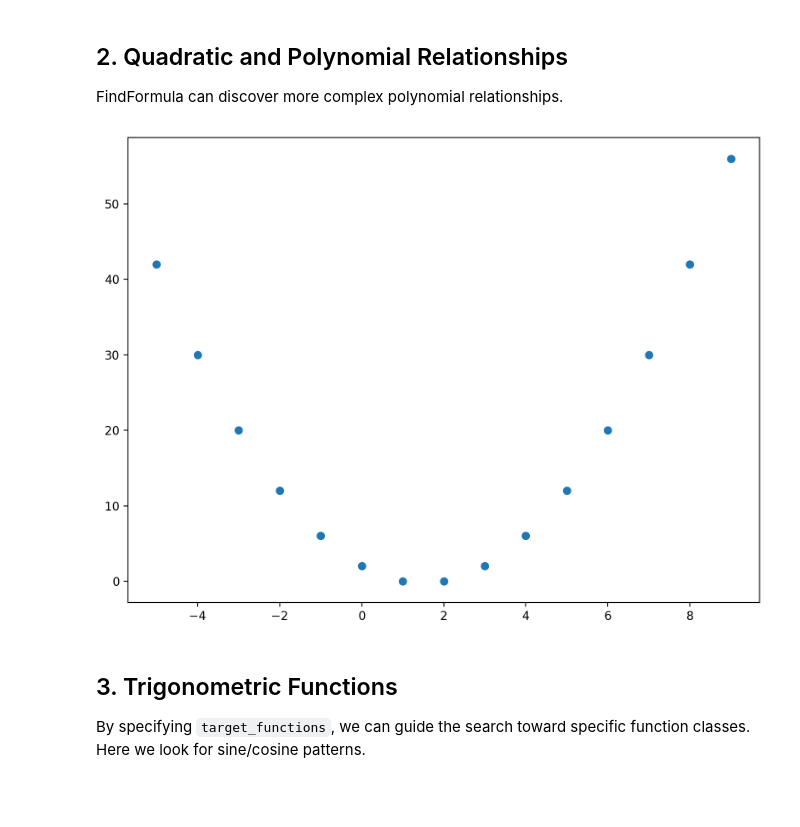
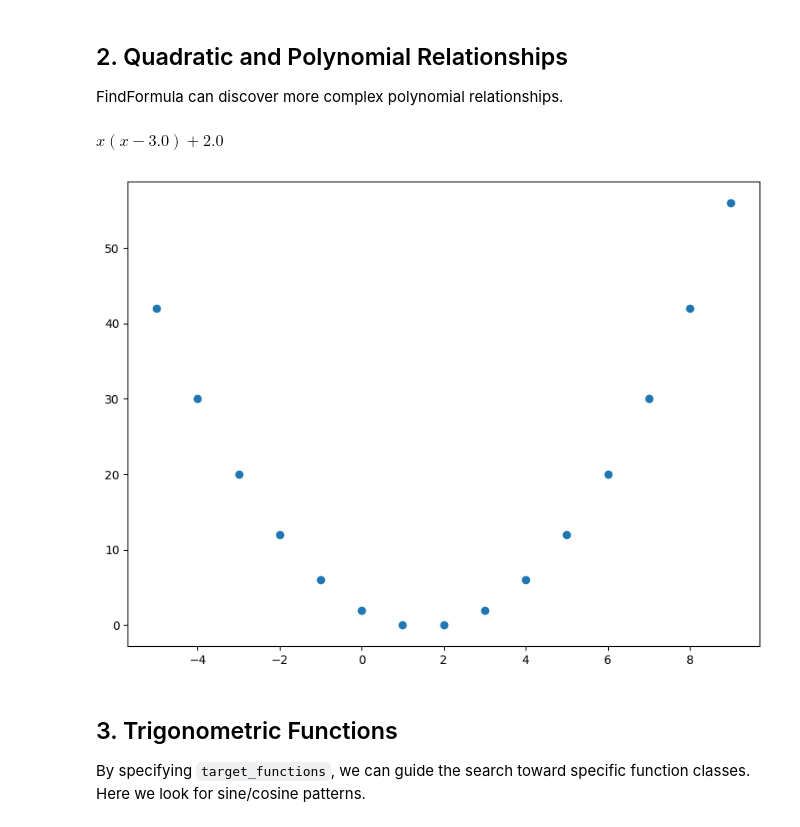
Before and after one commit to ckming102/deriver, a Jupyter notebook: examples/rendered/symbolic_regression.ipynb, the cells around one changed output. Cells and saved outputs as stored; diff of their text form; code cells hidden in the pictures; blank space fills up the shorter version.

```diff
--- a/examples/rendered/symbolic_regression.ipynb
+++ b/examples/rendered/symbolic_regression.ipynb
@@ -59,20 +61,22 @@ FindFormula can discover more complex polynomial relationships.
 # %%
 # Generate data for y = x^2 - 3x + 2
 x_quad = Symbol('x')
 data_quadratic = [[i, i**2 - 3*i + 2] for i in range(-5, 10)]
 
 formula_quadratic_raw = FindFormula(
     data_quadratic, x_quad,
     niterations=15,
     max_complexity=12
 )
 # Collect by powers of x for cleaner display
 formula_quadratic = Collect(formula_quadratic_raw, x_quad)
 
 plot_quadratic = ListPlot(data_quadratic)
-formula_quadratic, plot_quadratic
+display(formula_quadratic)
+display(plot_quadratic)
 # %% [output]
+$\displaystyle x \left(x - 3.0\right) + 2.0$
-[figure, old version]
+[figure, new version]
 # %% [markdown]
 ## 3. Trigonometric Functions
 
```
Also changed, not shown: parts of 10 cells of this notebook.
